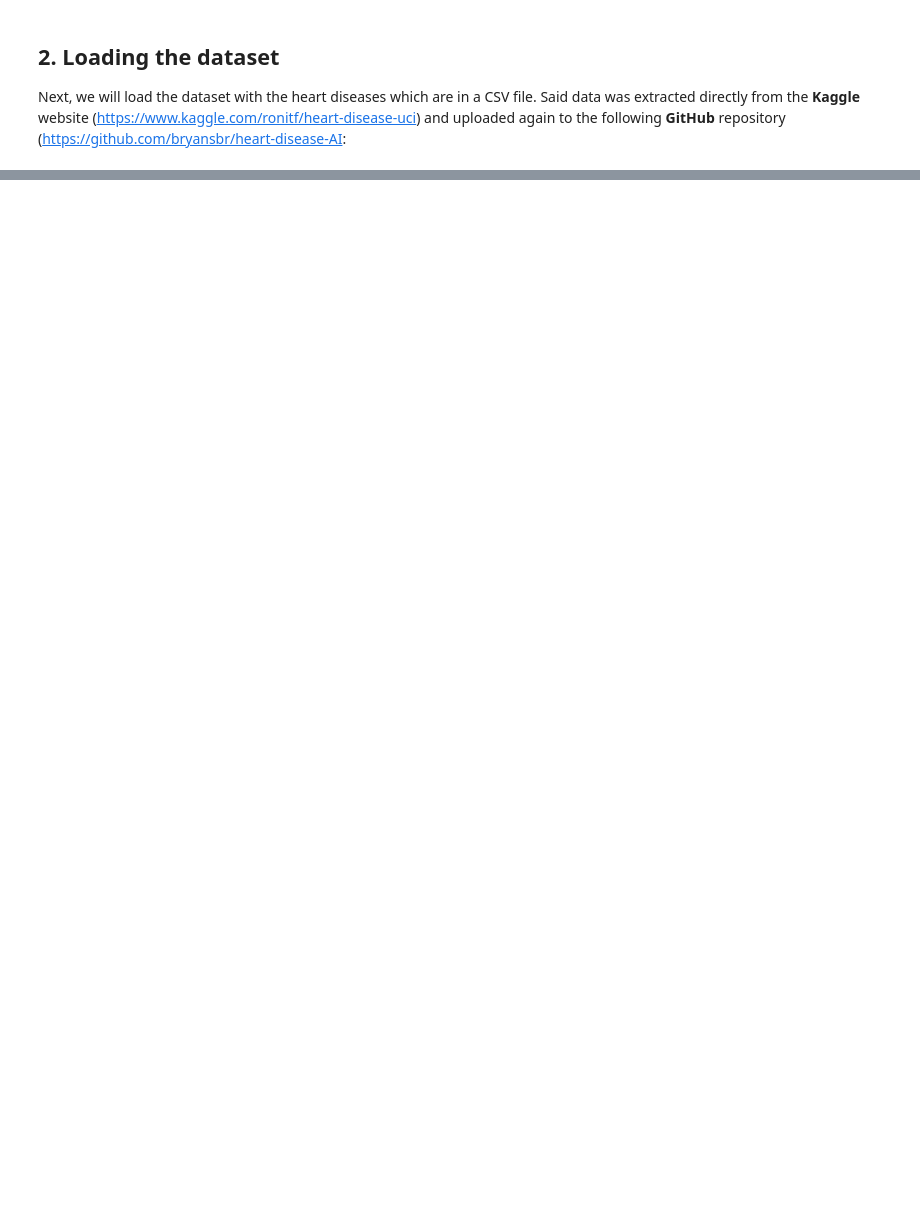
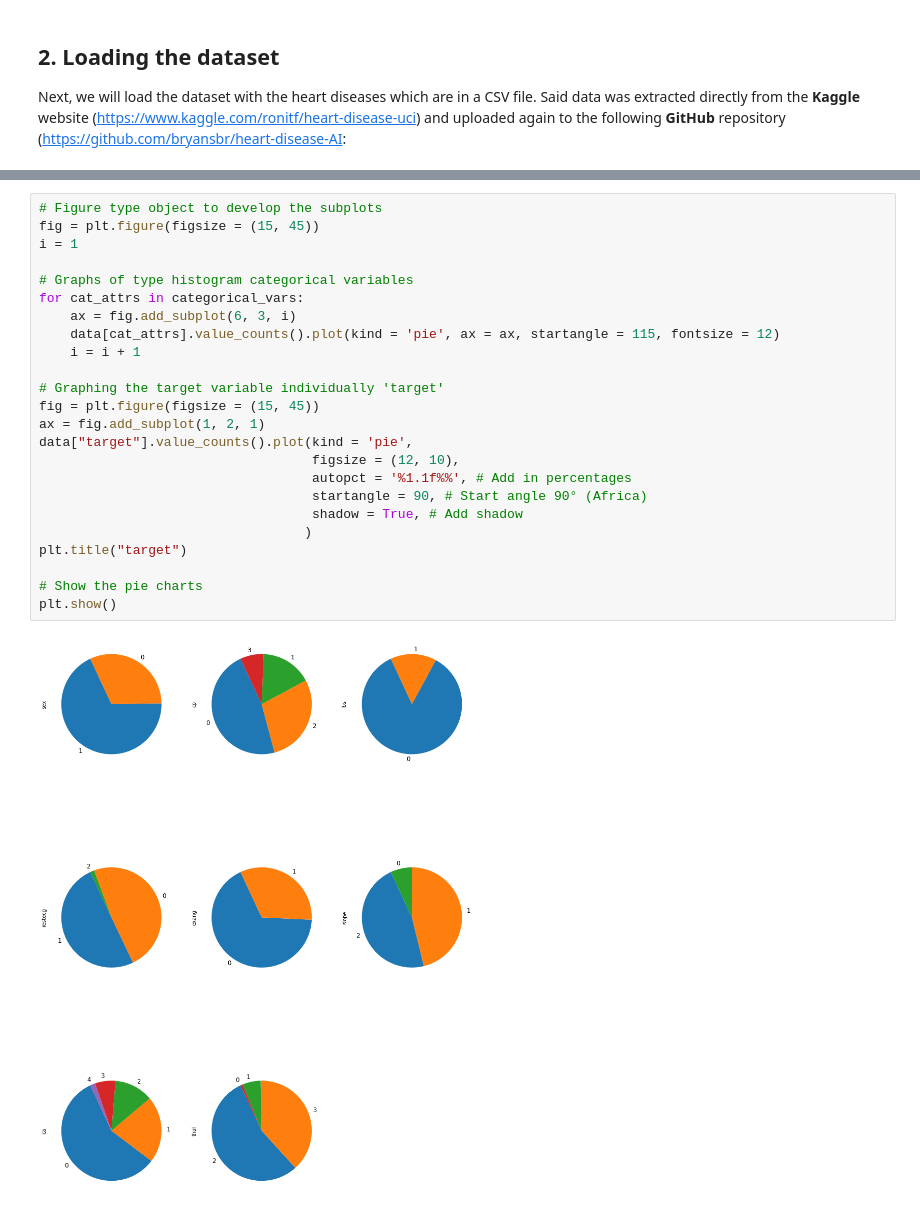
Before and after one commit to bryansbr/heart-disease-AI, a Jupyter notebook: heart-disease.ipynb, the cells around one changed output, grey strips where cells are left out. Cells and saved outputs as stored; diff of their text form; blank space fills up the shorter version.

```diff
--- a/heart-disease.ipynb
+++ b/heart-disease.ipynb
@@ -139,0 +206,26 @@ In this case, we see that there are no null or missing data, so we can proceed t
+# %%
+# Figure type object to develop the subplots
+fig = plt.figure(figsize = (15, 45))
+i = 1
+
+# Graphs of type histogram categorical variables
+for cat_attrs in categorical_vars:
+    ax = fig.add_subplot(6, 3, i)
+    data[cat_attrs].value_counts().plot(kind = 'pie', ax = ax, startangle = 115, fontsize = 12)
+    i = i + 1
+
+# Graphing the target variable individually 'target'
+fig = plt.figure(figsize = (15, 45))
+ax = fig.add_subplot(1, 2, 1)
+data["target"].value_counts().plot(kind = 'pie',
+                                   figsize = (12, 10),
+                                   autopct = '%1.1f%%', # Add in percentages
+                                   startangle = 90, # Start angle 90° (Africa)
+                                   shadow = True, # Add shadow
+                                  )
+plt.title("target")
+
+# Show the pie charts
+plt.show()
+# %% [output]
+[figure, added]
```
Also changed, not shown: parts of 15 cells of this notebook, 1 other file.
